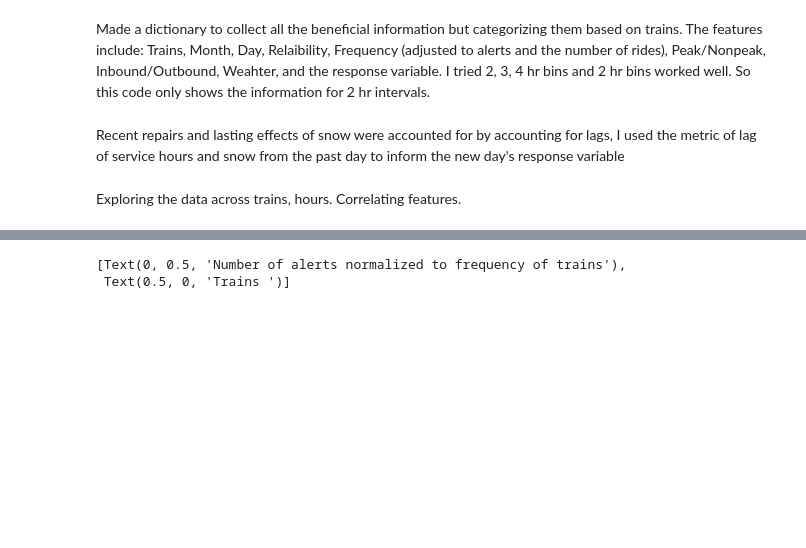
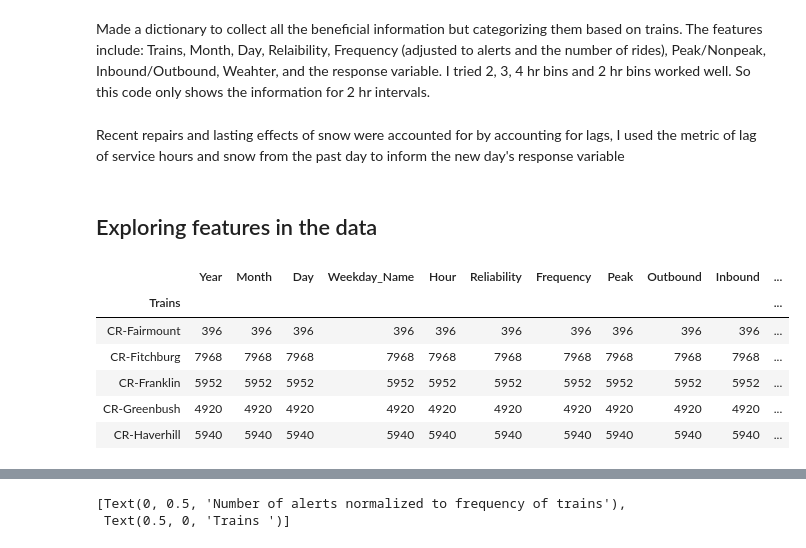
Before and after one commit to ritwikamukherjee/Insight_Project, a Jupyter notebook: MBTA commuter rail service interruption estimations.ipynb, the cells around one changed output, grey strips where cells are left out. Drawn from its saved outputs; the diff is of its cells as text; code cells hidden in the pictures; blank space fills up the shorter version.

```diff
--- a/MBTA commuter rail service interruption estimations.ipynb
+++ b/MBTA commuter rail service interruption estimations.ipynb
@@ -430,5 +430,5 @@ for train in (set(Super_df_with_lag["Trains"])):
 Super_df_with_lag_hours_snow
 # %%
 Super_df_with_lag_hours_snow.to_pickle('/content/gdrive/My Drive/Commuter_Project_Dataset.pkl')
-# %% [markdown]
-Exploring the data across trains, hours. Correlating features.
+# %% [markdown]
+## Exploring features in the data
@@ -434,0 +437,11 @@ Exploring the data across trains, hours. Correlating features.
+# %%
+count_alerts = Super_df_with_lag_hours_snow.groupby("Trains").count() #need to normalize based on schedule
+count_alerts.head()
+# %% [output]
+|  | Year | Month | Day | Weekday_Name | Hour | Reliability | Frequency | Peak | Outbound | Inbound | ... |
+| Trains |  |  |  |  |  |  |  |  |  |  | ... |
+| CR-Fairmount | 396 | 396 | 396 | 396 | 396 | 396 | 396 | 396 | 396 | 396 | ... |
+| CR-Fitchburg | 7968 | 7968 | 7968 | 7968 | 7968 | 7968 | 7968 | 7968 | 7968 | 7968 | ... |
+| CR-Franklin | 5952 | 5952 | 5952 | 5952 | 5952 | 5952 | 5952 | 5952 | 5952 | 5952 | ... |
+| CR-Greenbush | 4920 | 4920 | 4920 | 4920 | 4920 | 4920 | 4920 | 4920 | 4920 | 4920 | ... |
+| CR-Haverhill | 5940 | 5940 | 5940 | 5940 | 5940 | 5940 | 5940 | 5940 | 5940 | 5940 | ... |
```
Also changed, not shown: parts of 14 cells of this notebook.
